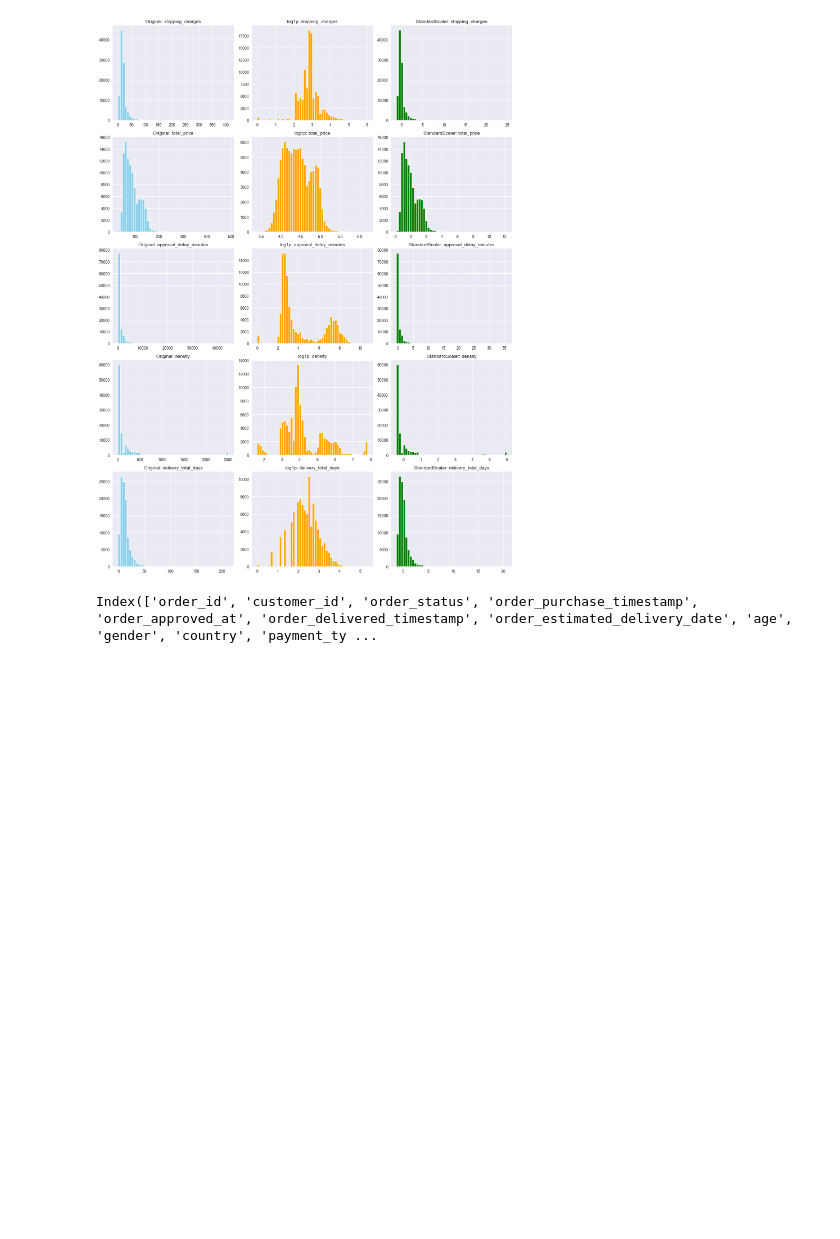
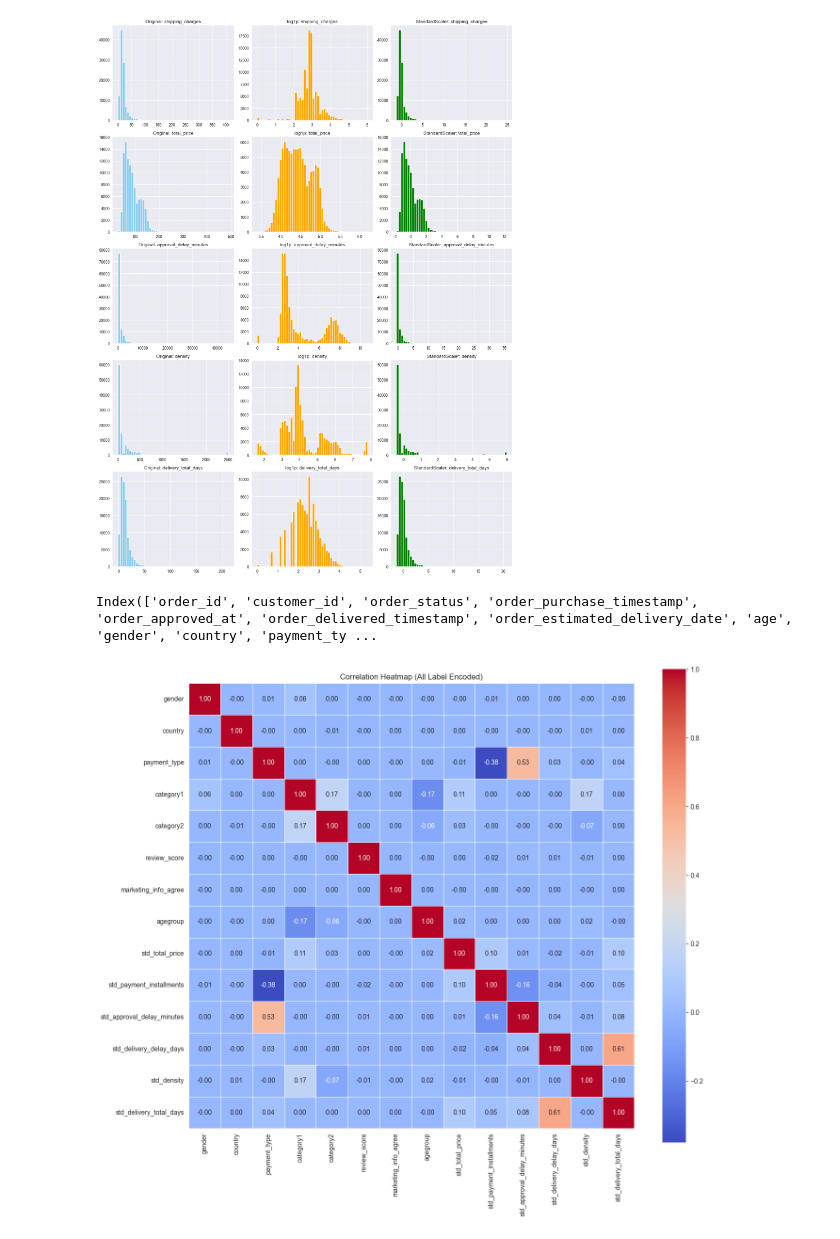
Before and after one commit to sasangkyoo/Marketing_proj, a Jupyter notebook: EDA_12_market.ipynb, the cells around one changed output. Cells and saved outputs as stored; diff of their text form; code cells hidden in the pictures; blank space fills up the shorter version.

```diff
--- a/EDA_12_market.ipynb
+++ b/EDA_12_market.ipynb
@@ -380,3 +380,27 @@ df_mixed = marketing_delivered[[
 marketing_delivered.columns
 # %% [output]
 Index(['order_id', 'customer_id', 'order_status', 'order_purchase_timestamp', 'order_approved_at', 'order_delivered_timestamp', 'order_estimated_delivery_date', 'age', 'gender', 'country', 'payment_ty ...
+# %%
+# 히트맵을 위한 필요한 컬럼만 추출
+selected_columns = [
+    'gender', 'country', 'payment_type',
+    'category1', 'category2', 'review_score', 'marketing_info_agree',
+    'agegroup', 'std_total_price', 'std_payment_installments',
+    'std_approval_delay_minutes', 'std_delivery_delay_days',
+    'std_density', 'std_delivery_total_days'
+]
+df_selected = marketing_delivered[selected_columns].copy()
+# %%
+# Label Encoding 적용 (모든 object, category형에 대해)
+for col in df_selected.columns:
+    if df_selected[col].dtype == 'object' or str(df_selected[col].dtype).startswith('category'):
+        df_selected[col] = df_selected[col].astype('category').cat.codes
+
+# 상관관계 히트맵
+plt.figure(figsize=(14, 12))
+sns.heatmap(df_selected.corr(), annot=True, fmt=".2f", cmap='coolwarm', square=True, linewidths=0.5)
+plt.title("Correlation Heatmap (All Label Encoded)")
+plt.tight_layout()
+plt.show()
+# %% [output]
+[figure, added]
```
